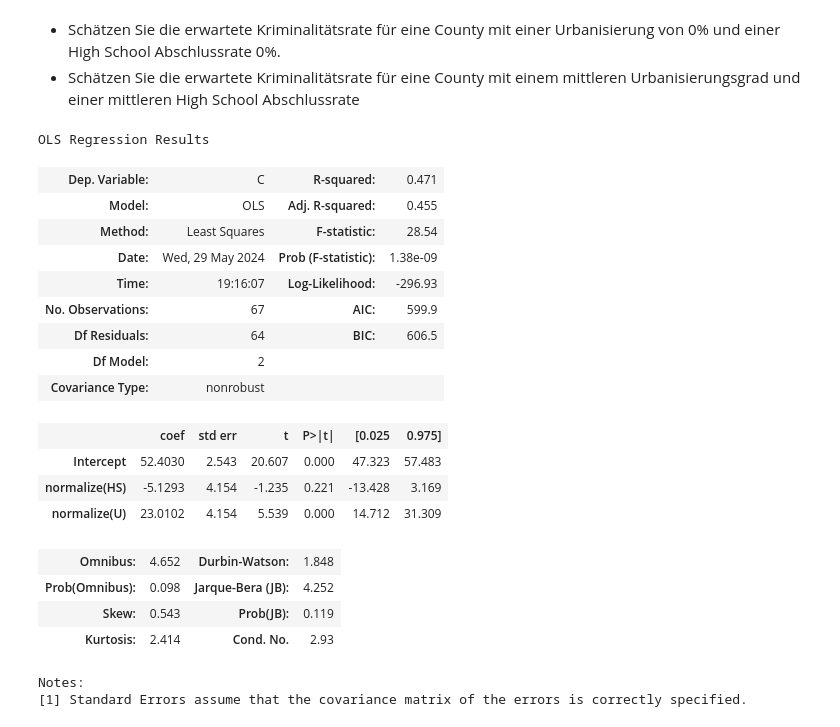
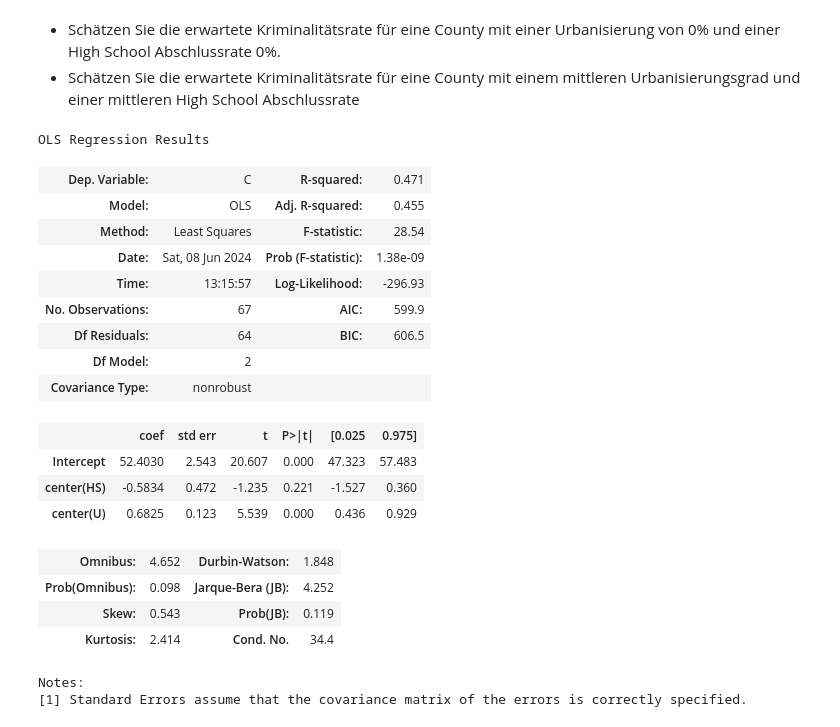
Before and after one commit to febse/econ2024-de, a Jupyter notebook: 06-Multiples-Regressionsmodell.ipynb, the cells around one changed output. Drawn from its saved outputs; the diff is of its cells as text; code cells hidden in the pictures.

```diff
--- a/06-Multiples-Regressionsmodell.ipynb
+++ b/06-Multiples-Regressionsmodell.ipynb
@@ -101,7 +102,7 @@ florida_counties["NAME"] = florida_counties["NAME"].replace(county_name_compat)
 florida_counties["NAME"] = florida_counties["NAME"].replace("[\s.]", "", regex=True)
 crime["County"] = crime["County"].replace("[\s.]", "", regex=True)
 # Filter for Florida counties
-florida_crime = pd.merge(florida_counties, crime, right_on="County", left_on="NAME", how='right')
+fc = pd.merge(florida_counties, crime, right_on="County", left_on="NAME", how='right')
 # %%
 import matplotlib.pyplot as plt
 
@@ -219,29 +283,29 @@ $$
 # %%
 import numpy as np
 
-def normalize(x):
-    return (x - np.mean(x)) / np.std(x)
+def center(x):
+    return x - np.mean(x)
 
-ols("C ~ normalize(HS) + normalize(U)", data=florida_crime).fit().summary()
+ols("C ~ center(HS) + center(U)", data=fc).fit().summary()
 # %% [output]
 OLS Regression Results
 | Dep. Variable: | C | R-squared: | 0.471 |
 | Model: | OLS | Adj. R-squared: | 0.455 |
 | Method: | Least Squares | F-statistic: | 28.54 |
-| Date: | Wed, 29 May 2024 | Prob (F-statistic): | 1.38e-09 |
-| Time: | 19:16:07 | Log-Likelihood: | -296.93 |
+| Date: | Sat, 08 Jun 2024 | Prob (F-statistic): | 1.38e-09 |
+| Time: | 13:15:57 | Log-Likelihood: | -296.93 |
 | No. Observations: | 67 | AIC: | 599.9 |
 | Df Residuals: | 64 | BIC: | 606.5 |
 | Df Model: | 2 |  |  |
 | Covariance Type: | nonrobust |  |  |
 |  | coef | std err | t | P>|t| | [0.025 | 0.975] |
 | Intercept | 52.4030 | 2.543 | 20.607 | 0.000 | 47.323 | 57.483 |
-| normalize(HS) | -5.1293 | 4.154 | -1.235 | 0.221 | -13.428 | 3.169 |
-| normalize(U) | 23.0102 | 4.154 | 5.539 | 0.000 | 14.712 | 31.309 |
+| center(HS) | -0.5834 | 0.472 | -1.235 | 0.221 | -1.527 | 0.360 |
+| center(U) | 0.6825 | 0.123 | 5.539 | 0.000 | 0.436 | 0.929 |
 | Omnibus: | 4.652 | Durbin-Watson: | 1.848 |
 | Prob(Omnibus): | 0.098 | Jarque-Bera (JB): | 4.252 |
 | Skew: | 0.543 | Prob(JB): | 0.119 |
-| Kurtosis: | 2.414 | Cond. No. | 2.93 |
+| Kurtosis: | 2.414 | Cond. No. | 34.4 |
 Notes:
 [1] Standard Errors assume that the covariance matrix of the errors is correctly specified.
 # %%
```
Also changed, not shown: parts of 13 cells of this notebook, 5 other files.
